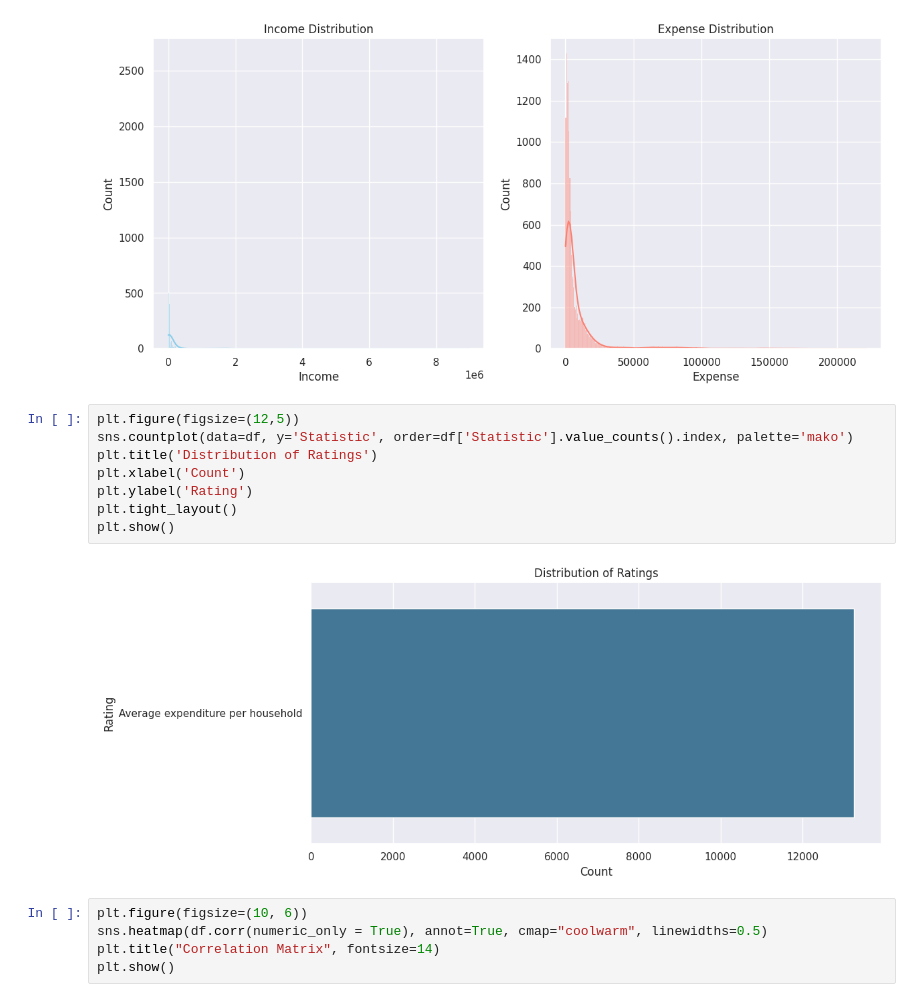
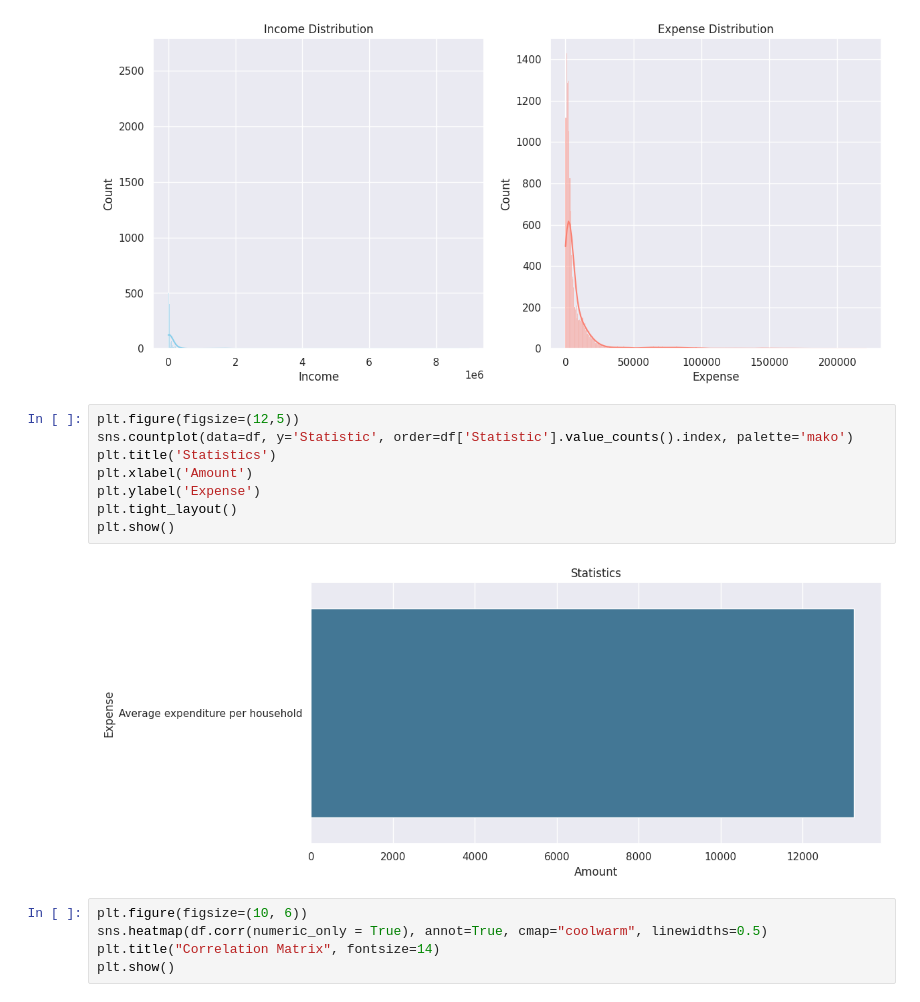
Before and after one commit to Nikhil5566/EDA-Prostate-cancer-dataset-, a Jupyter notebook: Income_Expense.ipynb, the cells around one changed output. Cells and saved outputs as stored; diff of their text form.

```diff
--- a/Income_Expense.ipynb
+++ b/Income_Expense.ipynb
@@ -158,13 +158,13 @@ Text(0.5, 1.0, 'Expense Distribution')
 # %%
 plt.figure(figsize=(12,5))
 sns.countplot(data=df, y='Statistic', order=df['Statistic'].value_counts().index, palette='mako')
-plt.title('Distribution of Ratings')
-plt.xlabel('Count')
-plt.ylabel('Rating')
+plt.title('Statistics')
+plt.xlabel('Amount')
+plt.ylabel('Expense')
 plt.tight_layout()
 plt.show()
 # %% [output]
-[figure, old version]
+[figure, new version]
 # %%
 plt.figure(figsize=(10, 6))
 sns.heatmap(df.corr(numeric_only = True), annot=True, cmap="coolwarm", linewidths=0.5)
```
